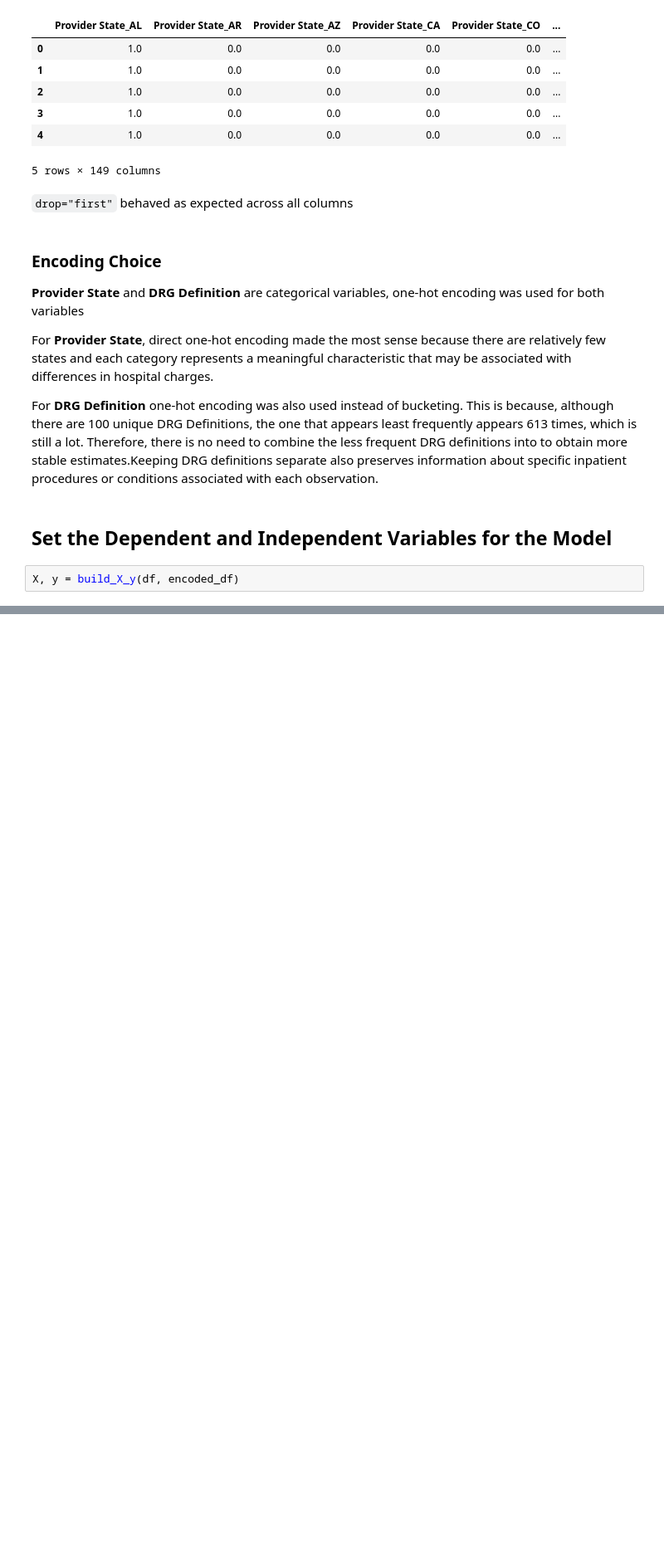
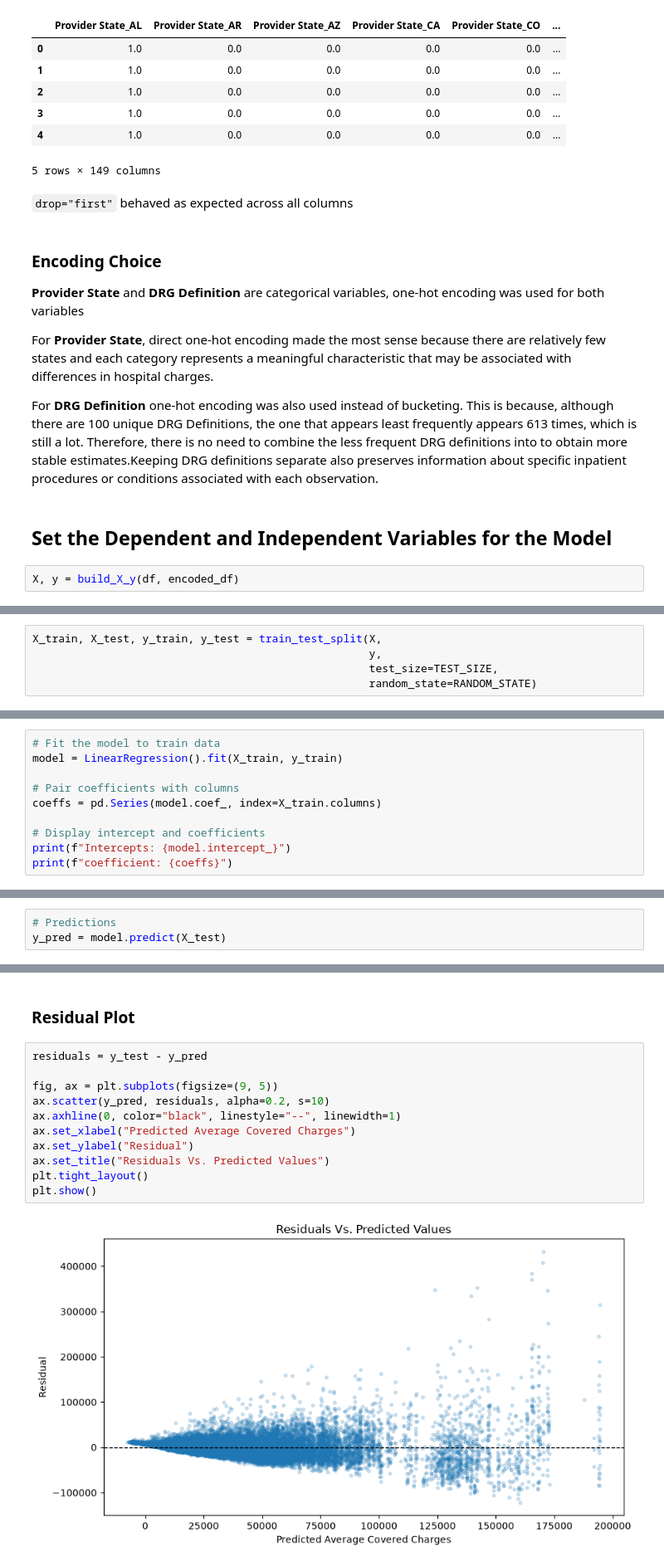
Before and after one commit to Linamandla-Mzamane/Hospital-Inpatient-Charge-Prediction, a Jupyter notebook: notebooks/hospital_charges_prediction.ipynb, the cells around one changed output, grey strips where cells are left out. Shown at 83% size. Cells and saved outputs as stored; diff of their text form; blank space fills up the shorter version.

```diff
--- a/notebooks/hospital_charges_prediction.ipynb
+++ b/notebooks/hospital_charges_prediction.ipynb
@@ -96,0 +116,5 @@ X, y = build_X_y(df, encoded_df)
+# %%
+X_train, X_test, y_train, y_test = train_test_split(X,
+                                                    y,
+                                                    test_size=TEST_SIZE,
+                                                    random_state=RANDOM_STATE)
@@ -96,0 +123,10 @@ X, y = build_X_y(df, encoded_df)
+# %%
+# Fit the model to train data
+model = LinearRegression().fit(X_train, y_train)
+
+# Pair coefficients with columns
+coeffs = pd.Series(model.coef_, index=X_train.columns)
+
+# Display intercept and coefficients
+print(f"Intercepts: {model.intercept_}")
+print(f"coefficient: {coeffs}")
@@ -96,0 +162,3 @@ X, y = build_X_y(df, encoded_df)
+# %%
+# Predictions
+y_pred = model.predict(X_test)
@@ -96,0 +180,15 @@ X, y = build_X_y(df, encoded_df)
+# %% [markdown]
+### Residual Plot
+# %%
+residuals = y_test - y_pred
+
+fig, ax = plt.subplots(figsize=(9, 5))
+ax.scatter(y_pred, residuals, alpha=0.2, s=10)
+ax.axhline(0, color="black", linestyle="--", linewidth=1)
+ax.set_xlabel("Predicted Average Covered Charges")
+ax.set_ylabel("Residual")
+ax.set_title("Residuals Vs. Predicted Values")
+plt.tight_layout()
+plt.show()
+# %% [output]
+[figure, added]
```
Also changed, not shown: parts of 26 cells of this notebook, 6 other files.
